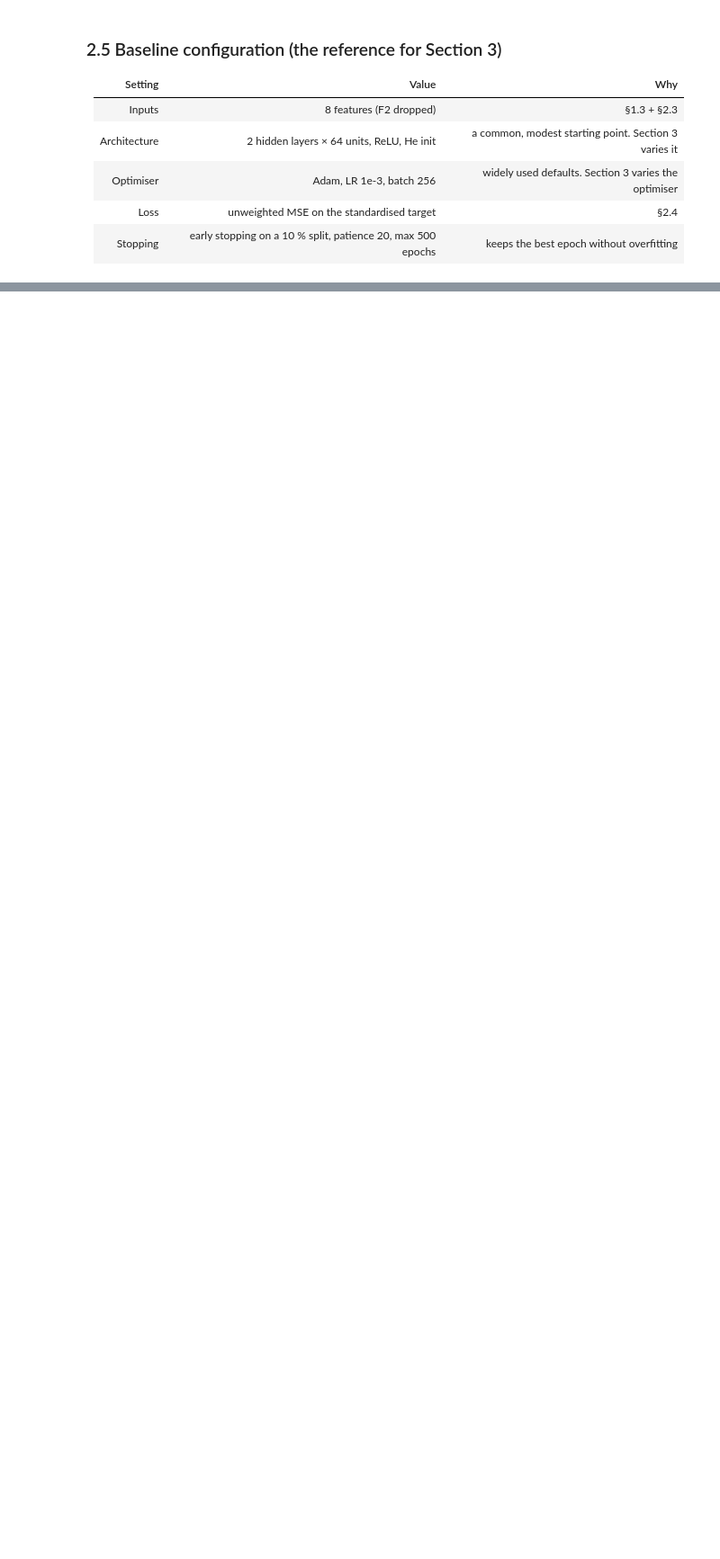
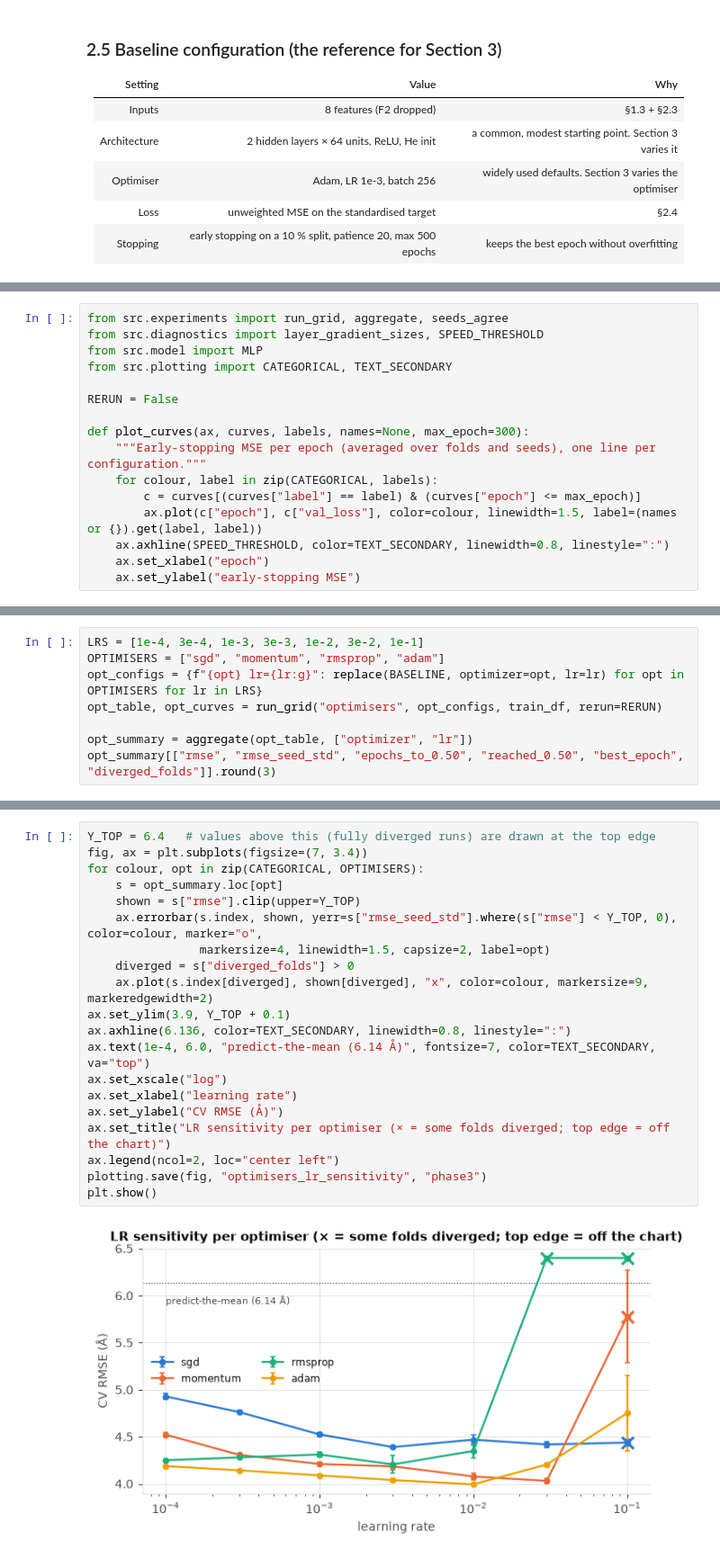
Before and after one commit to kyle-liebenberg/protein_folding_deviation_detection, a Jupyter notebook: notebooks/A1_protein_mlp.ipynb, the cells around one changed output, grey strips where cells are left out. Shown at 90% size. Saved outputs shown, nothing was run; the diff lists cells and outputs as text; blank space fills up the shorter version.

```diff
--- a/notebooks/A1_protein_mlp.ipynb
+++ b/notebooks/A1_protein_mlp.ipynb
@@ -663,0 +683,16 @@ per_bin_table.round(2).T
+# %%
+from src.experiments import run_grid, aggregate, seeds_agree
+from src.diagnostics import layer_gradient_sizes, SPEED_THRESHOLD
+from src.model import MLP
+from src.plotting import CATEGORICAL, TEXT_SECONDARY
+
+RERUN = False
+
+def plot_curves(ax, curves, labels, names=None, max_epoch=300):
+    """Early-stopping MSE per epoch (averaged over folds and seeds), one line per configuration."""
+    for colour, label in zip(CATEGORICAL, labels):
+        c = curves[(curves["label"] == label) & (curves["epoch"] <= max_epoch)]
+        ax.plot(c["epoch"], c["val_loss"], color=colour, linewidth=1.5, label=(names or {}).get(label, label))
+    ax.axhline(SPEED_THRESHOLD, color=TEXT_SECONDARY, linewidth=0.8, linestyle=":")
+    ax.set_xlabel("epoch")
+    ax.set_ylabel("early-stopping MSE")
@@ -663,0 +710,8 @@ per_bin_table.round(2).T
+# %%
+LRS = [1e-4, 3e-4, 1e-3, 3e-3, 1e-2, 3e-2, 1e-1]
+OPTIMISERS = ["sgd", "momentum", "rmsprop", "adam"]
+opt_configs = {f"{opt} lr={lr:g}": replace(BASELINE, optimizer=opt, lr=lr) for opt in OPTIMISERS for lr in LRS}
+opt_table, opt_curves = run_grid("optimisers", opt_configs, train_df, rerun=RERUN)
+
+opt_summary = aggregate(opt_table, ["optimizer", "lr"])
+opt_summary[["rmse", "rmse_seed_std", "epochs_to_0.50", "reached_0.50", "best_epoch", "diverged_folds"]].round(3)
@@ -663,0 +737,22 @@ per_bin_table.round(2).T
+# %%
+Y_TOP = 6.4   # values above this (fully diverged runs) are drawn at the top edge
+fig, ax = plt.subplots(figsize=(7, 3.4))
+for colour, opt in zip(CATEGORICAL, OPTIMISERS):
+    s = opt_summary.loc[opt]
+    shown = s["rmse"].clip(upper=Y_TOP)
+    ax.errorbar(s.index, shown, yerr=s["rmse_seed_std"].where(s["rmse"] < Y_TOP, 0), color=colour, marker="o",
+                markersize=4, linewidth=1.5, capsize=2, label=opt)
+    diverged = s["diverged_folds"] > 0
+    ax.plot(s.index[diverged], shown[diverged], "x", color=colour, markersize=9, markeredgewidth=2)
+ax.set_ylim(3.9, Y_TOP + 0.1)
+ax.axhline(6.136, color=TEXT_SECONDARY, linewidth=0.8, linestyle=":")
+ax.text(1e-4, 6.0, "predict-the-mean (6.14 Å)", fontsize=7, color=TEXT_SECONDARY, va="top")
+ax.set_xscale("log")
+ax.set_xlabel("learning rate")
+ax.set_ylabel("CV RMSE (Å)")
+ax.set_title("LR sensitivity per optimiser (× = some folds diverged; top edge = off the chart)")
+ax.legend(ncol=2, loc="center left")
+plotting.save(fig, "optimisers_lr_sensitivity", "phase3")
+plt.show()
+# %% [output]
+[figure, added]
```
Also changed, not shown: parts of 19 cells of this notebook, 18 other files.
